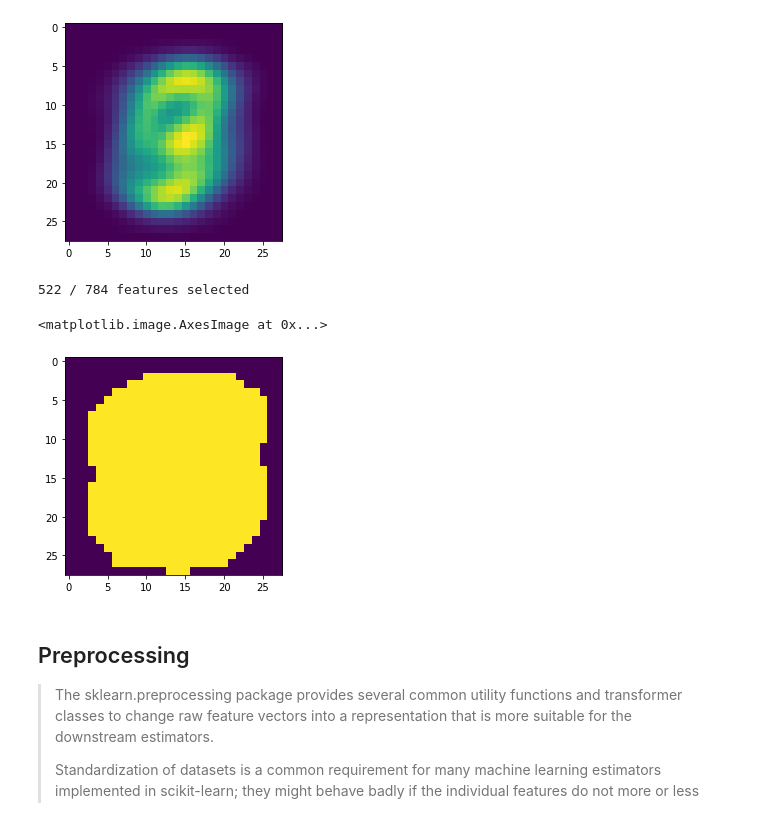
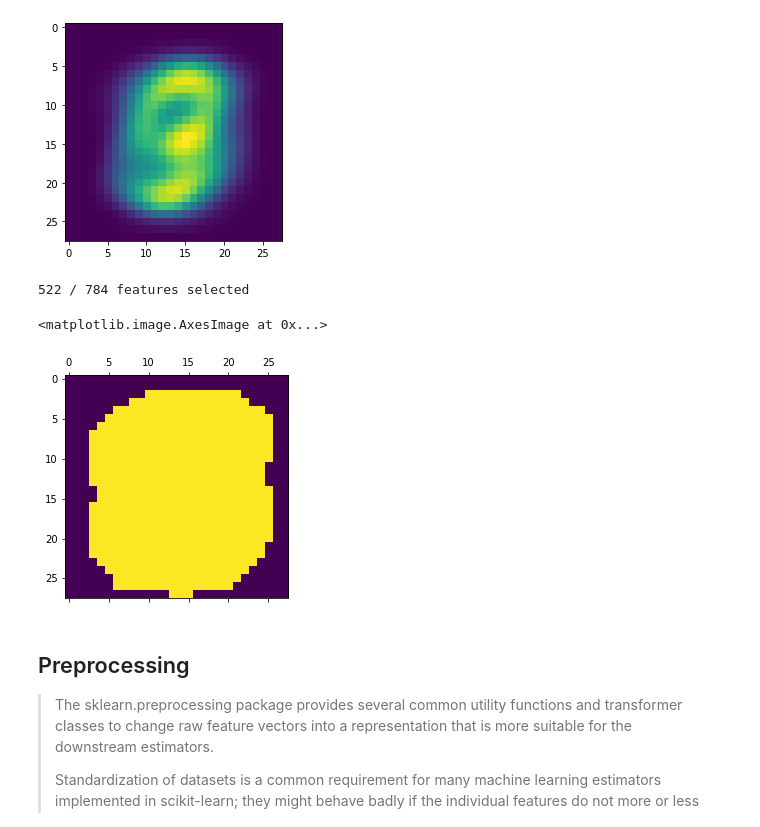
Before and after one commit to philj0st/MNIST-Digit-Classification, a Jupyter notebook: MNIST-Digits.ipynb, the cells around one changed output. Saved outputs shown, nothing was run; the diff lists cells and outputs as text; code cells hidden in the pictures.

```diff
--- a/MNIST-Digits.ipynb
+++ b/MNIST-Digits.ipynb
@@ -71,23 +72,23 @@ plt.imshow(np.mean(X_train.reshape(-1,28,28), axis=0))
 # %%
 # lets find out more about the VarianceThreshold feature selection
 # play with the threshold param and see how the image changes
 from sklearn.feature_selection import VarianceThreshold
 selector = VarianceThreshold(threshold=(100))
 selector.fit(X_train)
 zeros = np.zeros(28*28)
 # select only the pixel from our dummy image
 # that had a higher variance in the training set.
 selected = selector.transform(zeros.reshape(1, -1))
 # mark/color the selected features
 selected += 255
 print('%i / 784 features selected' % selected.shape[1])
 # inverse the transformation to get a 28x28 image again
 selected_features = selector.inverse_transform(selected)
-plt.imshow(selected_features.reshape(28,28))
+plt.matshow(selected_features.reshape(28,28))
 # %% [output]
 522 / 784 features selected
 <matplotlib.image.AxesImage at 0x...>
-[figure, old version]
+[figure, new version]
 # %% [markdown]
 ## Preprocessing
 > The sklearn.preprocessing package provides several common utility functions and transformer classes to change raw feature vectors into a representation that is more suitable for the downstream estimators.
```
Also changed, not shown: parts of 14 cells of this notebook.
